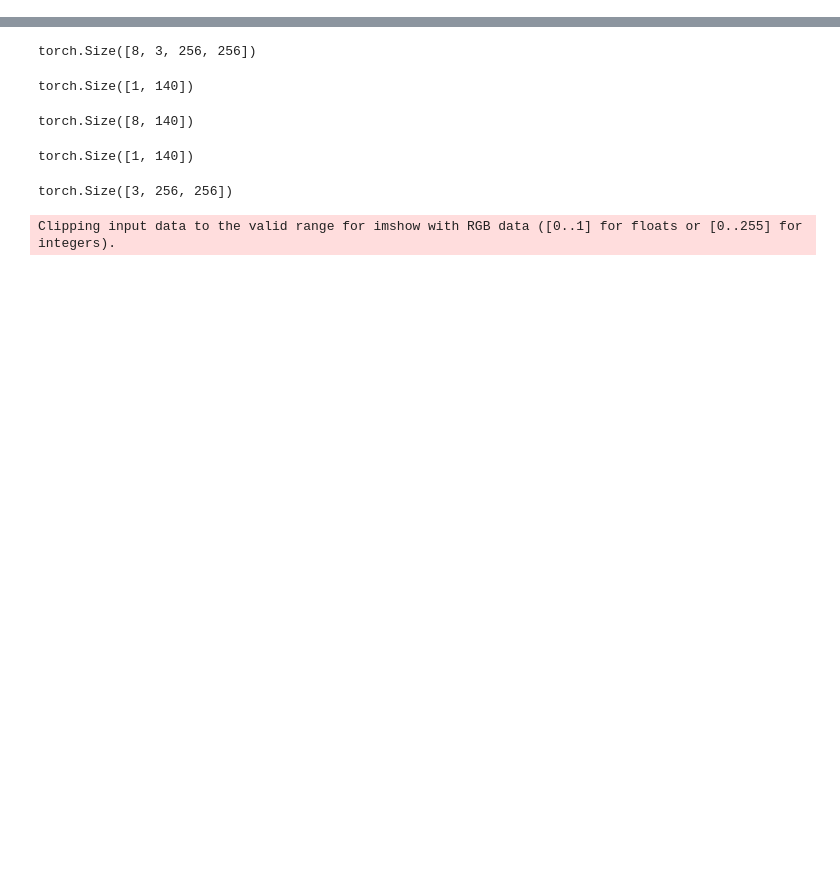
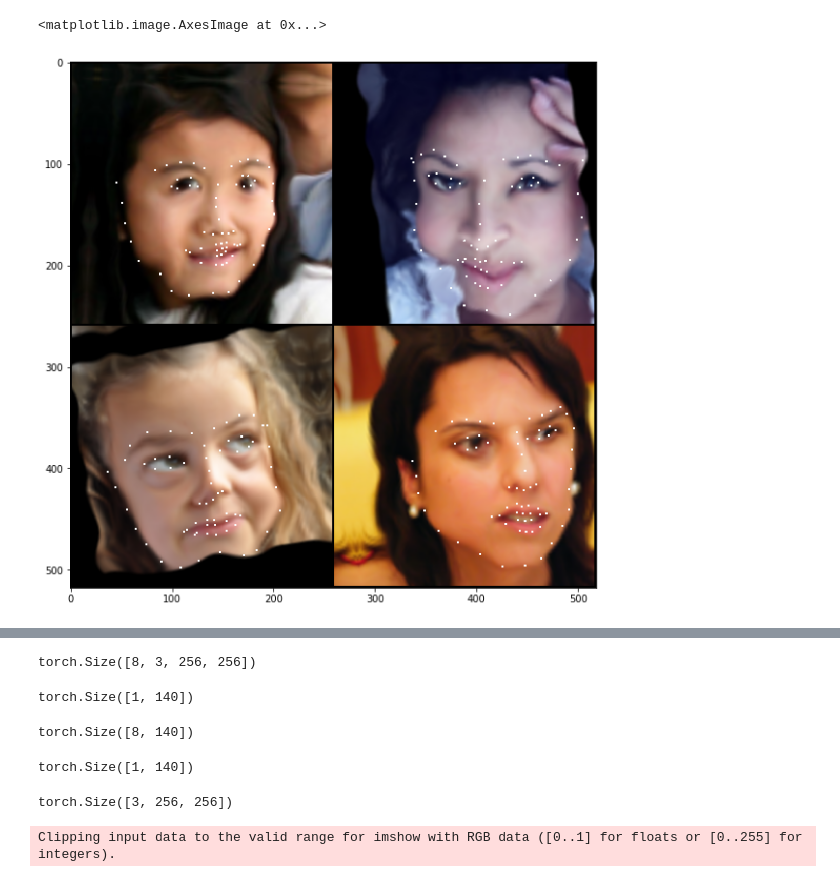
Before and after one commit to YaroslavBespalov/unsupervised_segmentation, a Jupyter notebook: examples/otrisovka.ipynb, the cells around one changed output, grey strips where cells are left out. Drawn from its saved outputs; the diff is of its cells as text; code cells hidden in the pictures; blank space fills up the shorter version.

```diff
--- a/examples/otrisovka.ipynb
+++ b/examples/otrisovka.ipynb
@@ -32,0 +54,4 @@ cuda:2
+# %%
+w300_test = next(iter(LazyLoader.w300().test_loader))
+w300_test_image = w300_test['data'].to(device)[:8]
+w300_test_mask = ProbabilityMeasureFabric(256).from_coord_tensor(w300_test["meta"]["keypts_normalized"][:8].to(device))
@@ -32,0 +78,17 @@ cuda:2
+# %%
+res_transformed = g_transforms(image=w300_test_image, mask=w300_test_mask)
+transformed_image, transformed_mask = res_transformed['image'], res_transformed['mask']
+transformed_res = imgs_with_mask(transformed_image, transformed_mask.toImage(256))
+# %%
+grid = make_grid(
+            transformed_res[0:4], nrow=2, padding=2, pad_value=0, normalize=True, range=(-1, 1),
+            scale_each=False)
+# %%
+grid_transpose = grid.permute(1,2,0)
+# %%
+w300_test_image_numpy = grid_transpose.cpu().numpy()
+plt.figure(figsize = (40,10))
+plt.imshow(w300_test_image_numpy, interpolation='nearest')
+# %% [output]
+<matplotlib.image.AxesImage at 0x...>
+[figure, added]
```
Also changed, not shown: parts of 21 cells of this notebook, 3 other files.
